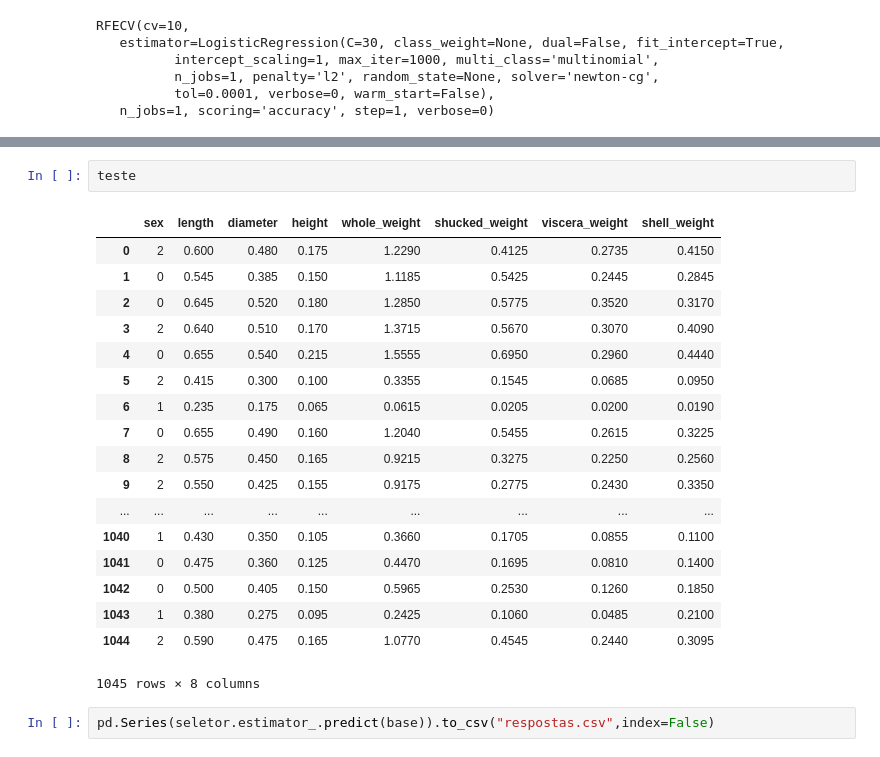
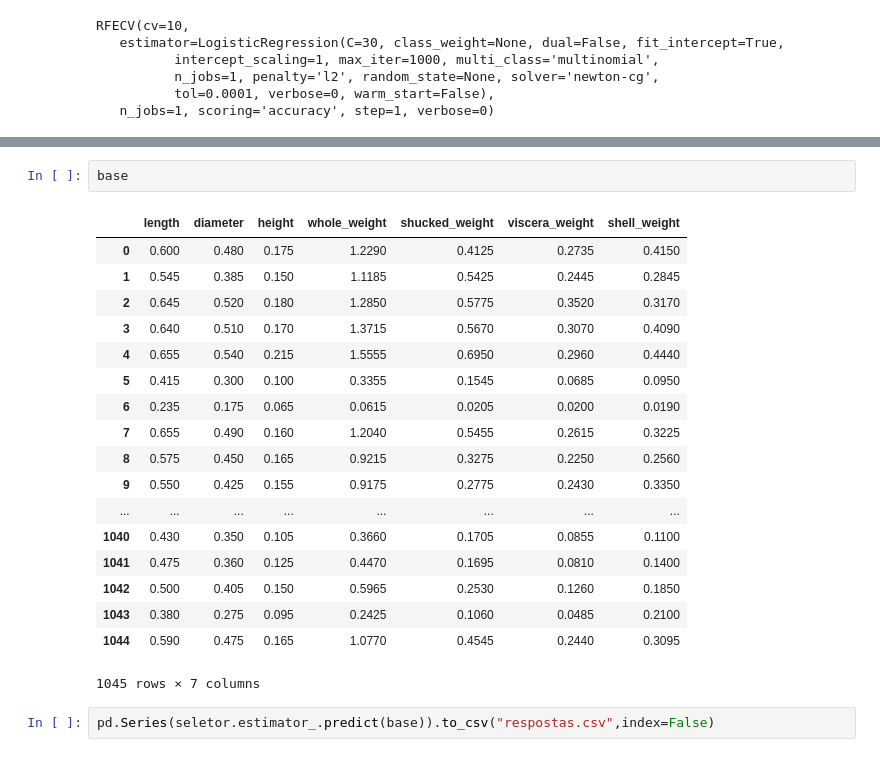
Before and after one commit to MarcosFabriciio/mlclass, a Jupyter notebook: 03_Validation/Classificadores/Big Shit Data.ipynb, the cells around one changed output, grey strips where cells are left out. Drawn from its saved outputs; the diff is of its cells as text.

```diff
--- a/03_Validation/Classificadores/Big Shit Data.ipynb
+++ b/03_Validation/Classificadores/Big Shit Data.ipynb
@@ -102,23 +120,23 @@ base = teste[teste.columns[seletor.get_support()]]
-# %%
-teste
-# %% [output]
-|  | sex | length | diameter | height | whole_weight | shucked_weight | viscera_weight | shell_weight |
-| 0 | 2 | 0.600 | 0.480 | 0.175 | 1.2290 | 0.4125 | 0.2735 | 0.4150 |
-| 1 | 0 | 0.545 | 0.385 | 0.150 | 1.1185 | 0.5425 | 0.2445 | 0.2845 |
-| 2 | 0 | 0.645 | 0.520 | 0.180 | 1.2850 | 0.5775 | 0.3520 | 0.3170 |
-| 3 | 2 | 0.640 | 0.510 | 0.170 | 1.3715 | 0.5670 | 0.3070 | 0.4090 |
-| 4 | 0 | 0.655 | 0.540 | 0.215 | 1.5555 | 0.6950 | 0.2960 | 0.4440 |
-| 5 | 2 | 0.415 | 0.300 | 0.100 | 0.3355 | 0.1545 | 0.0685 | 0.0950 |
-| 6 | 1 | 0.235 | 0.175 | 0.065 | 0.0615 | 0.0205 | 0.0200 | 0.0190 |
-| 7 | 0 | 0.655 | 0.490 | 0.160 | 1.2040 | 0.5455 | 0.2615 | 0.3225 |
-| 8 | 2 | 0.575 | 0.450 | 0.165 | 0.9215 | 0.3275 | 0.2250 | 0.2560 |
-| 9 | 2 | 0.550 | 0.425 | 0.155 | 0.9175 | 0.2775 | 0.2430 | 0.3350 |
-| ... | ... | ... | ... | ... | ... | ... | ... | ... |
-| 1040 | 1 | 0.430 | 0.350 | 0.105 | 0.3660 | 0.1705 | 0.0855 | 0.1100 |
-| 1041 | 0 | 0.475 | 0.360 | 0.125 | 0.4470 | 0.1695 | 0.0810 | 0.1400 |
-| 1042 | 0 | 0.500 | 0.405 | 0.150 | 0.5965 | 0.2530 | 0.1260 | 0.1850 |
-| 1043 | 1 | 0.380 | 0.275 | 0.095 | 0.2425 | 0.1060 | 0.0485 | 0.2100 |
-| 1044 | 2 | 0.590 | 0.475 | 0.165 | 1.0770 | 0.4545 | 0.2440 | 0.3095 |
-1045 rows × 8 columns
+# %%
+base
+# %% [output]
+|  | length | diameter | height | whole_weight | shucked_weight | viscera_weight | shell_weight |
+| 0 | 0.600 | 0.480 | 0.175 | 1.2290 | 0.4125 | 0.2735 | 0.4150 |
+| 1 | 0.545 | 0.385 | 0.150 | 1.1185 | 0.5425 | 0.2445 | 0.2845 |
+| 2 | 0.645 | 0.520 | 0.180 | 1.2850 | 0.5775 | 0.3520 | 0.3170 |
+| 3 | 0.640 | 0.510 | 0.170 | 1.3715 | 0.5670 | 0.3070 | 0.4090 |
+| 4 | 0.655 | 0.540 | 0.215 | 1.5555 | 0.6950 | 0.2960 | 0.4440 |
+| 5 | 0.415 | 0.300 | 0.100 | 0.3355 | 0.1545 | 0.0685 | 0.0950 |
+| 6 | 0.235 | 0.175 | 0.065 | 0.0615 | 0.0205 | 0.0200 | 0.0190 |
+| 7 | 0.655 | 0.490 | 0.160 | 1.2040 | 0.5455 | 0.2615 | 0.3225 |
+| 8 | 0.575 | 0.450 | 0.165 | 0.9215 | 0.3275 | 0.2250 | 0.2560 |
+| 9 | 0.550 | 0.425 | 0.155 | 0.9175 | 0.2775 | 0.2430 | 0.3350 |
+| ... | ... | ... | ... | ... | ... | ... | ... |
+| 1040 | 0.430 | 0.350 | 0.105 | 0.3660 | 0.1705 | 0.0855 | 0.1100 |
+| 1041 | 0.475 | 0.360 | 0.125 | 0.4470 | 0.1695 | 0.0810 | 0.1400 |
+| 1042 | 0.500 | 0.405 | 0.150 | 0.5965 | 0.2530 | 0.1260 | 0.1850 |
+| 1043 | 0.380 | 0.275 | 0.095 | 0.2425 | 0.1060 | 0.0485 | 0.2100 |
+| 1044 | 0.590 | 0.475 | 0.165 | 1.0770 | 0.4545 | 0.2440 | 0.3095 |
+1045 rows × 7 columns
 # %%
 pd.Series(seletor.estimator_.predict(base)).to_csv("respostas.csv",index=False)
```
Also changed, not shown: parts of 30 cells of this notebook.
